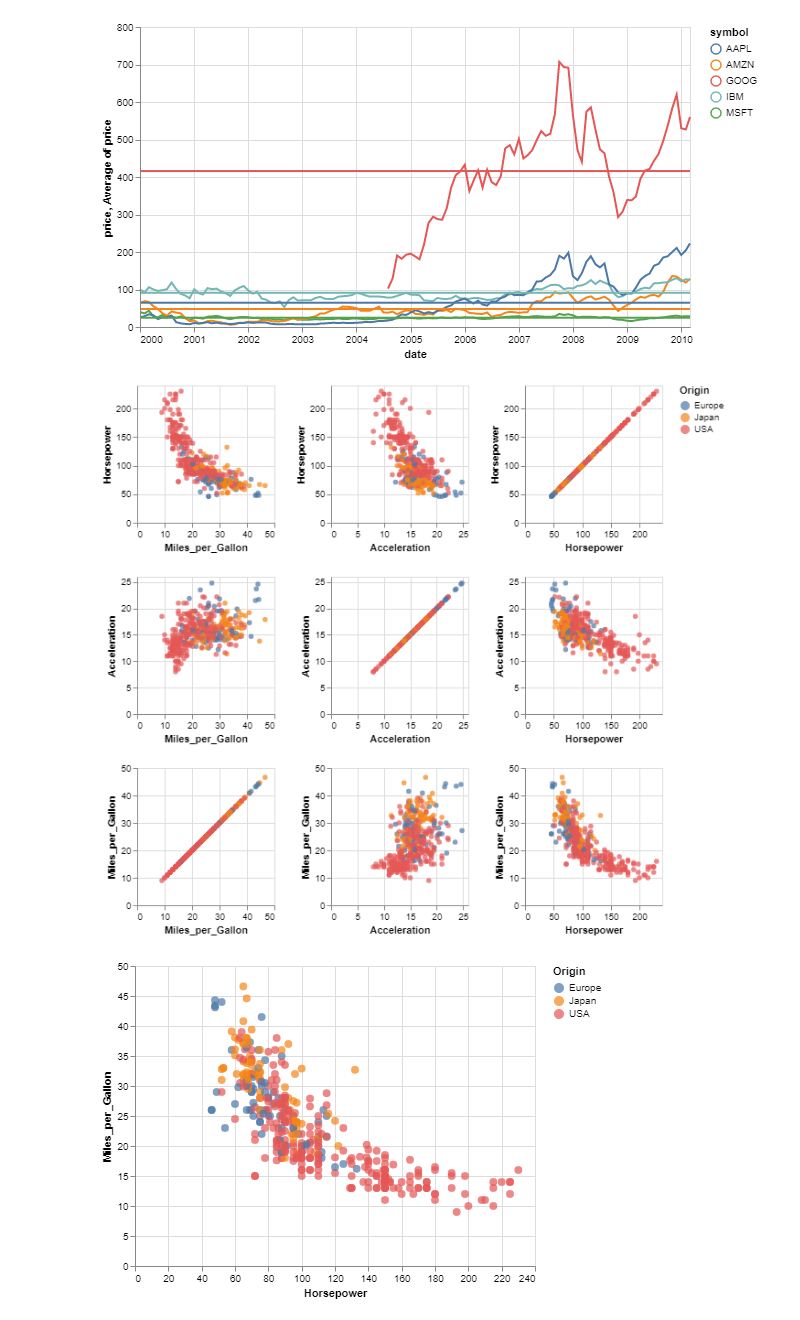
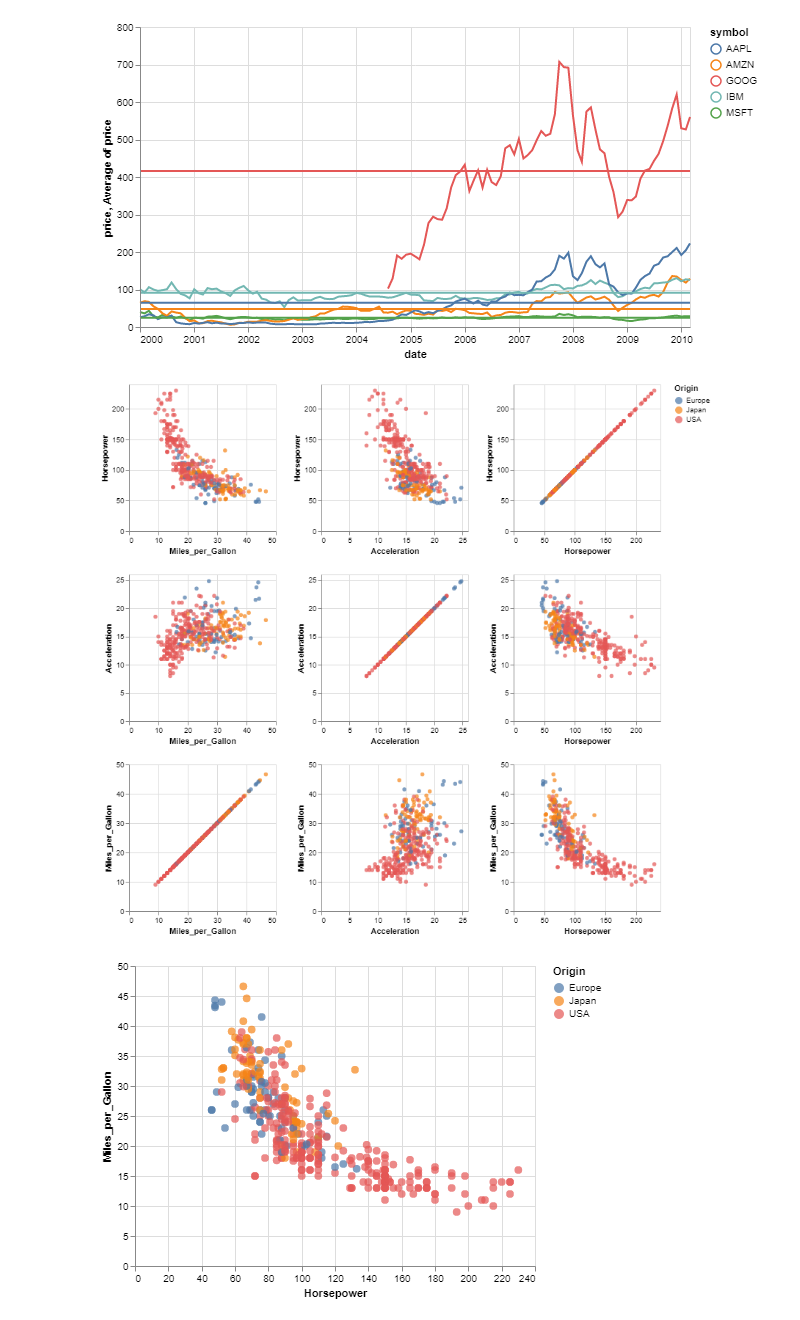
Before and after one commit to catana-research/JupyterNotebooks, a Jupyter notebook: Visualisation/Altair.ipynb, the cells around one changed output. Cells and saved outputs as stored; diff of their text form; code cells hidden in the pictures.

```diff
--- a/Visualisation/Altair.ipynb
+++ b/Visualisation/Altair.ipynb
@@ -39,22 +50,22 @@ line + rule
 # %%
 import altair as alt
 from vega_datasets import data
 
 source = data.cars()
 
 alt.Chart(source).mark_circle().encode(
     alt.X(alt.repeat("column"), type='quantitative'),
     alt.Y(alt.repeat("row"), type='quantitative'),
     color='Origin:N'
 ).properties(
-    width=150,
-    height=150
+    width=200,
+    height=200
 ).repeat(
     row=['Horsepower', 'Acceleration', 'Miles_per_Gallon'],
     column=['Miles_per_Gallon', 'Acceleration', 'Horsepower']
 ).interactive()
 # %% [output]
-[figure, old version]
+[figure, new version]
 # %%
 import altair as alt
 from vega_datasets import data
```
Also changed, not shown: parts of 5 cells of this notebook, 2 other files.
